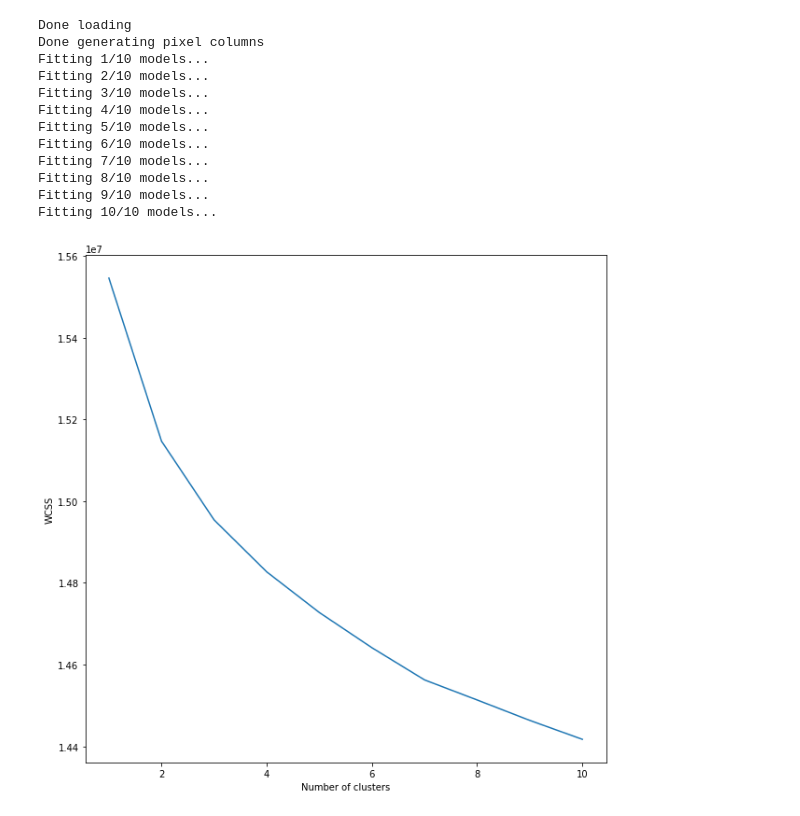
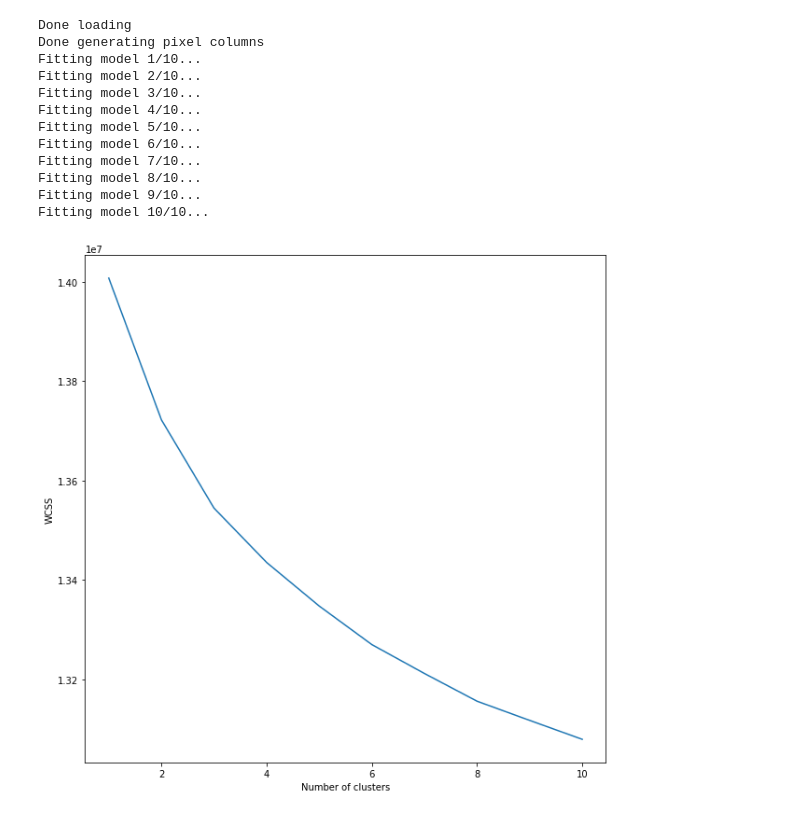
Before and after one commit to SzaboKrisztian/aai-final-project, a Jupyter notebook: unsupervised.ipynb, the cells around one changed output. Saved outputs shown, nothing was run; the diff lists cells and outputs as text; code cells hidden in the pictures.

```diff
--- a/unsupervised.ipynb
+++ b/unsupervised.ipynb
@@ -92,42 +92,42 @@ plt.show()
 # %%
 import numpy as np
 import pandas as pd
 import matplotlib.pyplot as plt
 from sklearn.cluster import KMeans
 from sklearn.decomposition import PCA
 from utils import extract_first_entries, generate_pixel_columns
 
-file = './dataset/ambulance.ndjson'
+file = './dataset/lantern.ndjson'
 df = extract_first_entries(file, recognized=True)
 print('Done loading')
 df = generate_pixel_columns(df, 32, 1, True)
 print('Done generating pixel columns')
 x = df.filter(regex=('pixel.+'))
 y = df['countrycode']
 
 wcss = []
 for i in range(1,11):
    print(f'Fitting model {i}/10...')
    model = KMeans(n_clusters = i, init = "k-means++")
    model.fit(x)
    wcss.append(model.inertia_)
 plt.figure(figsize=(10,10))
 plt.plot(range(1,11), wcss)
 plt.xlabel('Number of clusters')
 plt.ylabel('WCSS')
 plt.show()
 # %% [output]
 Done loading
 Done generating pixel columns
-Fitting 1/10 models...
-Fitting 2/10 models...
-Fitting 3/10 models...
-Fitting 4/10 models...
-Fitting 5/10 models...
-Fitting 6/10 models...
-Fitting 7/10 models...
-Fitting 8/10 models...
-Fitting 9/10 models...
-Fitting 10/10 models...
+Fitting model 1/10...
+Fitting model 2/10...
+Fitting model 3/10...
+Fitting model 4/10...
+Fitting model 5/10...
+Fitting model 6/10...
+Fitting model 7/10...
+Fitting model 8/10...
+Fitting model 9/10...
+Fitting model 10/10...
-[figure, old version]
+[figure, new version]
 # %%
```
Also changed, not shown: parts of 2 cells of this notebook.
